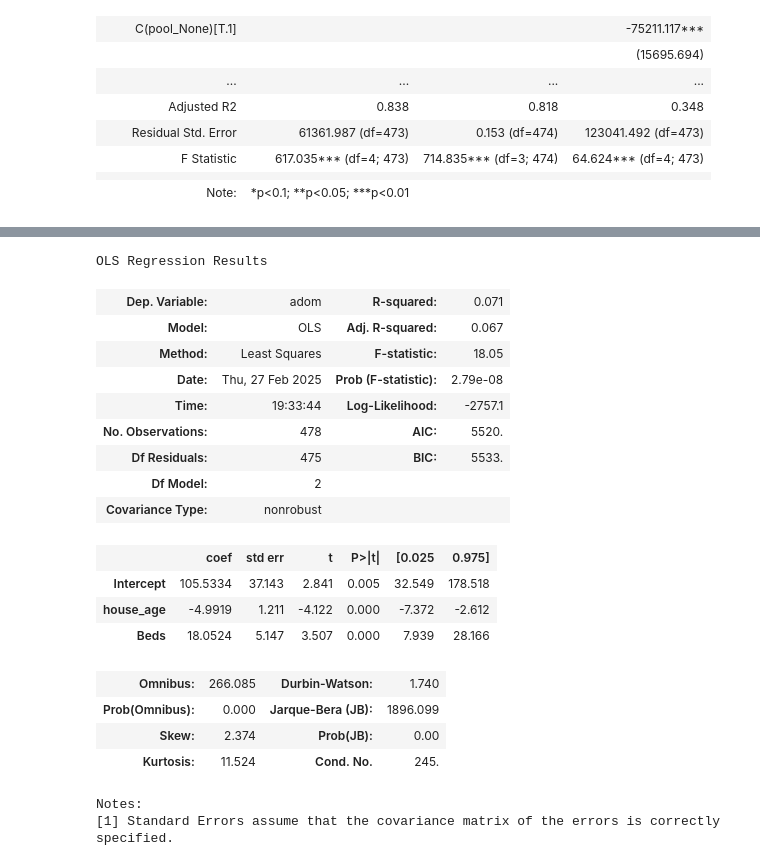
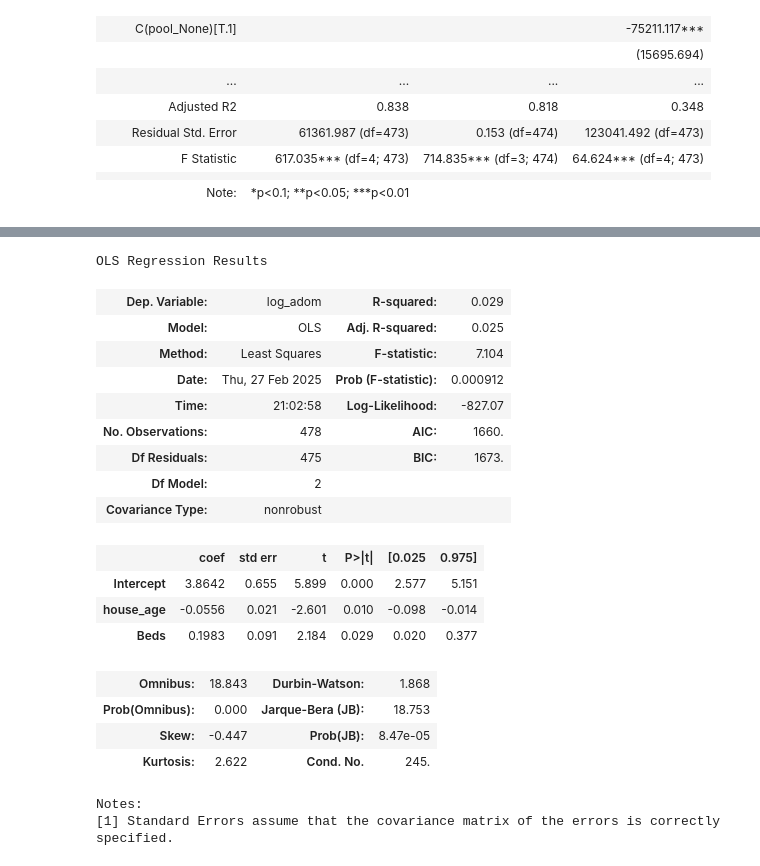
Before and after one commit to bombTechCoder/huntersGreen, a Jupyter notebook: scripts/predictSales.ipynb, the cells around one changed output, grey strips where cells are left out. Drawn from its saved outputs; the diff is of its cells as text; code cells hidden in the pictures.

```diff
--- a/scripts/predictSales.ipynb
+++ b/scripts/predictSales.ipynb
@@ -415,27 +415,27 @@ Notes:
 strong multicollinearity or other numerical problems.
 # %%
-amodel3 = smf.ols(formula='adom ~ house_age + Beds', data=df).fit()
+amodel3 = smf.ols(formula='log_adom ~ house_age + Beds', data=df).fit()
 
 display(amodel3.summary())
 # %% [output]
 OLS Regression Results
-| Dep. Variable: | adom | R-squared: | 0.071 |
-| Model: | OLS | Adj. R-squared: | 0.067 |
-| Method: | Least Squares | F-statistic: | 18.05 |
-| Date: | Thu, 27 Feb 2025 | Prob (F-statistic): | 2.79e-08 |
-| Time: | 19:33:44 | Log-Likelihood: | -2757.1 |
-| No. Observations: | 478 | AIC: | 5520. |
-| Df Residuals: | 475 | BIC: | 5533. |
+| Dep. Variable: | log_adom | R-squared: | 0.029 |
+| Model: | OLS | Adj. R-squared: | 0.025 |
+| Method: | Least Squares | F-statistic: | 7.104 |
+| Date: | Thu, 27 Feb 2025 | Prob (F-statistic): | 0.000912 |
+| Time: | 21:02:58 | Log-Likelihood: | -827.07 |
+| No. Observations: | 478 | AIC: | 1660. |
+| Df Residuals: | 475 | BIC: | 1673. |
 | Df Model: | 2 |  |  |
 | Covariance Type: | nonrobust |  |  |
 |  | coef | std err | t | P>|t| | [0.025 | 0.975] |
-| Intercept | 105.5334 | 37.143 | 2.841 | 0.005 | 32.549 | 178.518 |
-| house_age | -4.9919 | 1.211 | -4.122 | 0.000 | -7.372 | -2.612 |
-| Beds | 18.0524 | 5.147 | 3.507 | 0.000 | 7.939 | 28.166 |
+| Intercept | 3.8642 | 0.655 | 5.899 | 0.000 | 2.577 | 5.151 |
+| house_age | -0.0556 | 0.021 | -2.601 | 0.010 | -0.098 | -0.014 |
+| Beds | 0.1983 | 0.091 | 2.184 | 0.029 | 0.020 | 0.377 |
-| Omnibus: | 266.085 | Durbin-Watson: | 1.740 |
-| Prob(Omnibus): | 0.000 | Jarque-Bera (JB): | 1896.099 |
-| Skew: | 2.374 | Prob(JB): | 0.00 |
-| Kurtosis: | 11.524 | Cond. No. | 245. |
+| Omnibus: | 18.843 | Durbin-Watson: | 1.868 |
+| Prob(Omnibus): | 0.000 | Jarque-Bera (JB): | 18.753 |
+| Skew: | -0.447 | Prob(JB): | 8.47e-05 |
+| Kurtosis: | 2.622 | Cond. No. | 245. |
 Notes:
 [1] Standard Errors assume that the covariance matrix of the errors is correctly specified.
 # %%
```
Also changed, not shown: parts of 10 cells of this notebook.
